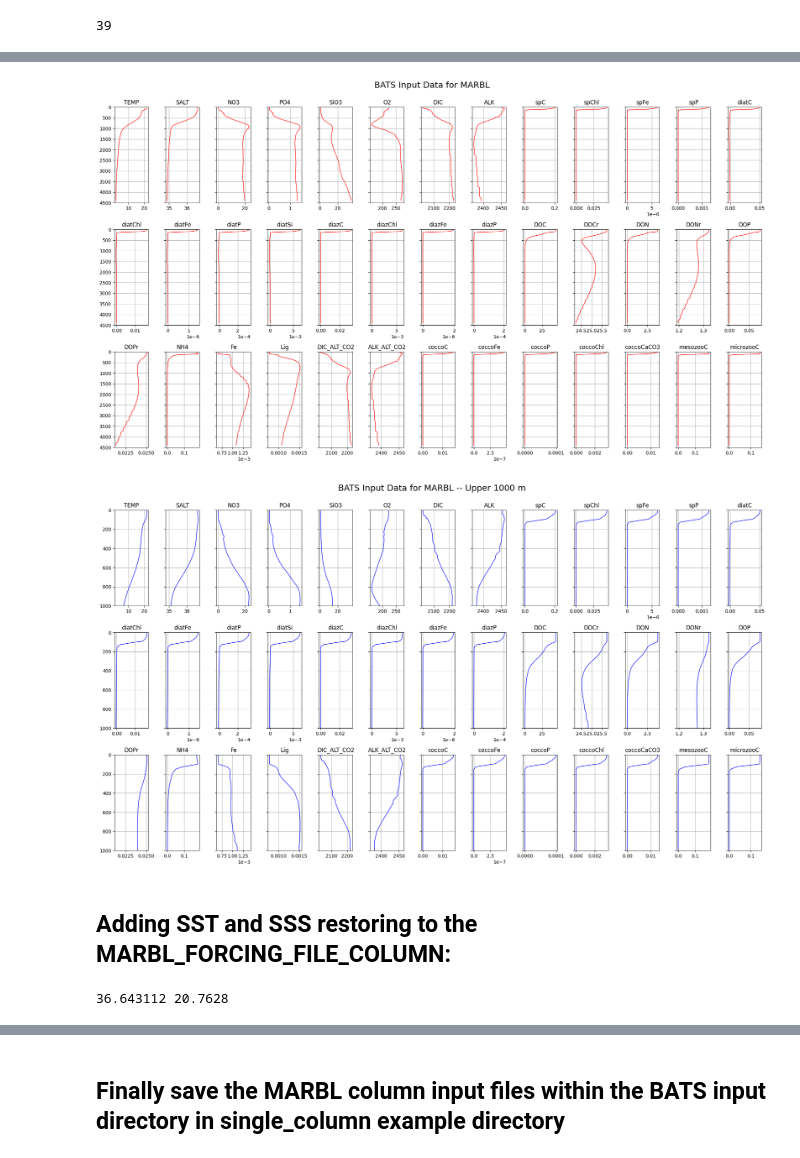
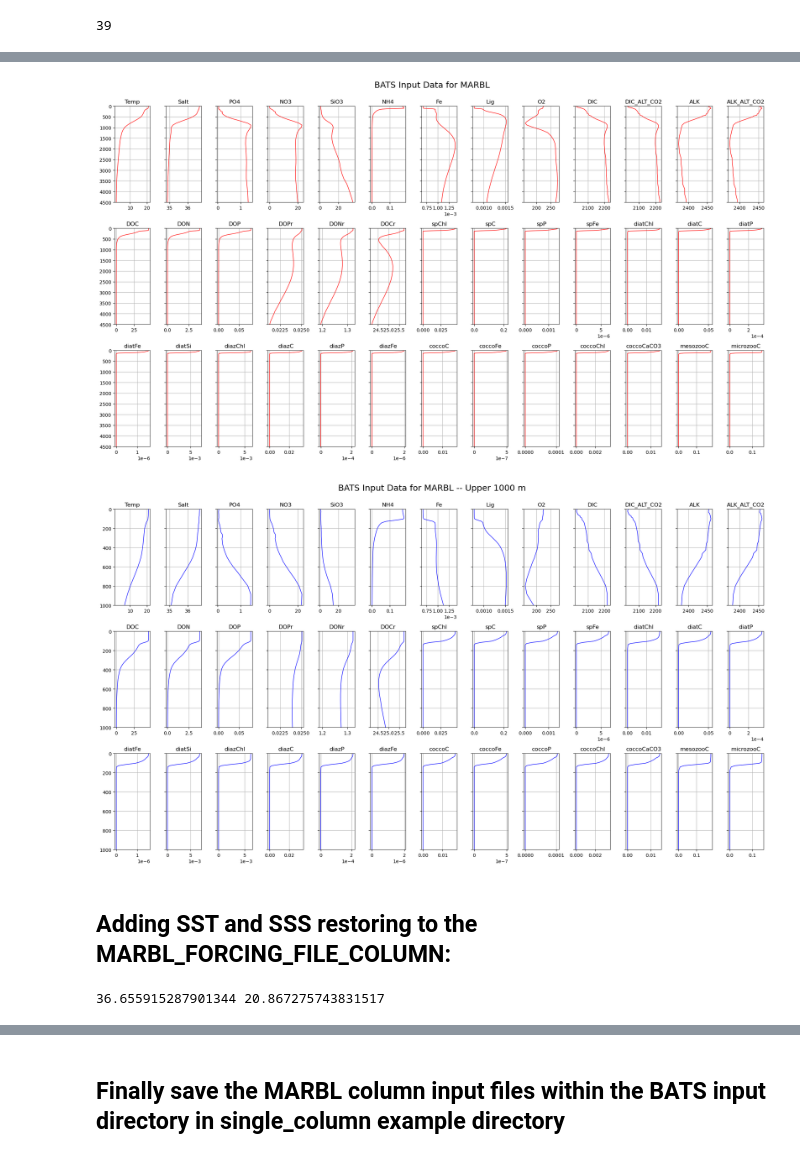
Before and after one commit to ElizabethYankovsky/MARBL_notebooks, a Jupyter notebook: Generate_IC_Files.ipynb, the cells around one changed output, grey strips where cells are left out. Cells and saved outputs as stored; diff of their text form; code cells hidden in the pictures.

```diff
--- a/Generate_IC_Files.ipynb
+++ b/Generate_IC_Files.ipynb
@@ -141,12 +148,21 @@ Attributes:
     units:    degrees_east
 # %%
 #Setting 4 points on the grid to be equal to the first point
+# Also update Layer dimension for IC_FILE_COLUMN
 
-fields = list(IC_FILE_COLUMN.keys())
+fields = list(IC_FILE_COLUMN.data_vars)
 for field in fields:
     IC_FILE_COLUMN[field][:,1,0]=IC_FILE_COLUMN[field][:,0,0]
     IC_FILE_COLUMN[field][:,0,1]=IC_FILE_COLUMN[field][:,0,0]
     IC_FILE_COLUMN[field][:,1,1]=IC_FILE_COLUMN[field][:,0,0]
+# Compute depth variable for IC_FILE_COLUMN
+# assign coordinates to match DataSet
+depth = -0.5*(IC_FILE_COLUMN.eta[:-1,:,:].rename(Interface='Layer').assign_coords(Layer=IC_FILE_COLUMN['Layer'].values) +
+              IC_FILE_COLUMN.eta[1:,:,:].rename(Interface='Layer').assign_coords(Layer=IC_FILE_COLUMN['Layer'].values)).rename('depth')
+IC_FILE_COLUMN = IC_FILE_COLUMN.assign_coords({'Layer': depth.isel(lath=0,lonh=0).values})
+IC_drop_vars = ['h', 'u', 'v', 'u2', 'v2', 'CAu', 'CAv', 'diffu', 'diffv', 'age', 'Kd_shear', 'Kv_shear', 'MARBL_PH_3D', 'MARBL_PH_3D_ALT_CO2']
+for var in IC_drop_vars:
+    IC_FILE_COLUMN = IC_FILE_COLUMN.drop(var)
 
 fields = ['FESEDFLUXIN','FESEDFLUXIN_oxic','FESEDFLUXIN_reduce']
 for field in fields:
@@ -162,11 +178,11 @@ for field in fields:
     MARBL_FEVENTFLUX_FILE_COLUMN[field][:,1,1]=MARBL_FEVENTFLUX_FILE_COLUMN[field][:,0,0]
 MARBL_FEVENTFLUX_FILE_COLUMN = set_fill_value(MARBL_FEVENTFLUX_FILE_COLUMN)
 
-fields = list(TS_IC_FILE_COLUMN.keys())
-for field in fields:
-    TS_IC_FILE_COLUMN[field][:,1,0]=TS_IC_FILE_COLUMN[field][:,0,0]
-    TS_IC_FILE_COLUMN[field][:,0,1]=TS_IC_FILE_COLUMN[field][:,0,0]
-    TS_IC_FILE_COLUMN[field][:,1,1]=TS_IC_FILE_COLUMN[field][:,0,0]
+# fields = list(TS_IC_FILE_COLUMN.keys())
+# for field in fields:
+#     TS_IC_FILE_COLUMN[field][:,1,0]=TS_IC_FILE_COLUMN[field][:,0,0]
+#     TS_IC_FILE_COLUMN[field][:,0,1]=TS_IC_FILE_COLUMN[field][:,0,0]
+#     TS_IC_FILE_COLUMN[field][:,1,1]=TS_IC_FILE_COLUMN[field][:,0,0]
 
 fields = list(MARBL_FORCING_FILE_COLUMN.keys())
 for field in fields:
@@ -204,10 +201,7 @@ Attributes:
 ##Modifications so that we use Kristen's 4p2z model:
 print(IC_FILE_COLUMN)
 
-IC_FILE_COLUMN = IC_FILE_COLUMN.assign_coords({'lat': IC_FILE_COLUMN['LAT'].isel(lon=0).data,
-                                               'lon': IC_FILE_COLUMN['LON'].isel(lat=0).data})
-IC_FILE_COLUMN['lat'].attrs = IC_FILE_COLUMN['LAT'].attrs
-IC_FILE_COLUMN['lon'].attrs = IC_FILE_COLUMN['LON'].attrs
+IC_FILE_COLUMN = IC_FILE_COLUMN.rename({'lath': 'lat', 'lonh': 'lon'})
 
 IC_FILE_COLUMN['coccoC'] = IC_FILE_COLUMN['spC'] * 0.07
 IC_FILE_COLUMN['coccoFe'] = IC_FILE_COLUMN['spFe'] * 0.07
@@ -253,5 +247,5 @@ Data variables:
 # %%
-keys = list(IC_FILE_COLUMN.keys())
+keys = [key for key in IC_FILE_COLUMN.keys() if 'Layer' in IC_FILE_COLUMN[key].dims]
 len(keys)
 # %% [output]
 39
@@ -280,7 +274,7 @@ fig, axs = plt.subplots(nrows=3, ncols=13, figsize=(20, 12), sharey = True, dpi=
 fig.suptitle("BATS Input Data for MARBL", fontsize=18, y=0.95)
 
 for key, ax in zip(keys, axs.ravel()):
-    ax.plot(IC_FILE_COLUMN[key][:,0,0],IC_FILE_COLUMN.DEPTH,'r',linewidth=1)
+    ax.plot(IC_FILE_COLUMN[key][:,0,0],IC_FILE_COLUMN.Layer,'r',linewidth=1)
 
     ax.set_ylim([4500, 0])
     ax.set_title(key)
@@ -294,35 +288,35 @@ for key, ax in zip(keys, axs.ravel()):
 #fig.delaxes(axs[-1][-2])
 fig.tight_layout(rect=[0, 0, 1, 0.95])
 # %% [output]
-[figure, old version]
+[figure, new version]
 # %%
 fig, axs = plt.subplots(nrows=3, ncols=13, figsize=(20, 12), sharey = True, dpi=100)
 fig.suptitle("BATS Input Data for MARBL -- Upper 1000 m", fontsize=18, y=0.95)
 
 for key, ax in zip(keys, axs.ravel()):
-    ax.plot(IC_FILE_COLUMN[key][:,0,0],IC_FILE_COLUMN.DEPTH,'b',linewidth=1)
+    ax.plot(IC_FILE_COLUMN[key][:,0,0],IC_FILE_COLUMN.Layer,'b',linewidth=1)
 
     ax.set_ylim([1000, 0])
     ax.set_title(key)
     ax.grid()
     #ax.set_xlabel(IC_FILE_COLUMN[key].units)
     ax.ticklabel_format(style='plain', axis='x')
     if key in ['spFe','diatFe','diatSi','diazChl','diatP','diazFe','diazP','Fe','coccoFe']:
         ax.ticklabel_format(style='sci', axis='x', scilimits=(0,0))
 
 #fig.delaxes(axs[-1][-1])
 #fig.delaxes(axs[-1][-2])
 fig.tight_layout(rect=[0, 0, 1, 0.95])
 # %% [output]
-[figure, old version]
+[figure, new version]
 # %% [markdown]
 ## Adding SST and SSS restoring to the MARBL_FORCING_FILE_COLUMN:
 # %%
-initial_salt = np.nanmean(TS_IC_FILE_COLUMN.s_an[0,:])
-initial_temp = np.nanmean(TS_IC_FILE_COLUMN.theta0[0,:])
+initial_salt = np.nanmean(IC_FILE_COLUMN.Salt[0,:])
+initial_temp = np.nanmean(IC_FILE_COLUMN.Temp[0,:])
 print(initial_salt, initial_temp)
 # %% [output]
-36.643112 20.7628
+36.655915287901344 20.867275743831517
 # %%
 
 SST_RESTORE = MARBL_FORCING_FILE_COLUMN.SWDN*0.0+15
```
Also changed, not shown: parts of 15 cells of this notebook.
